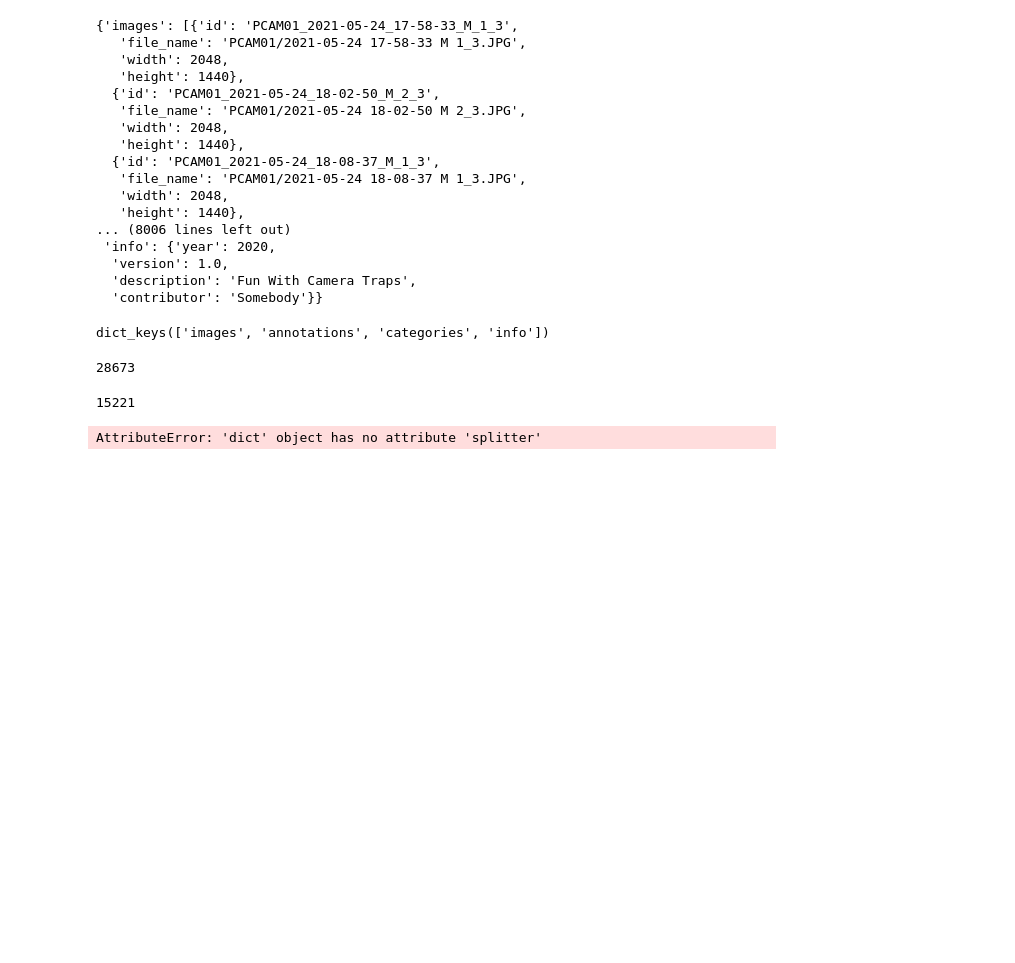
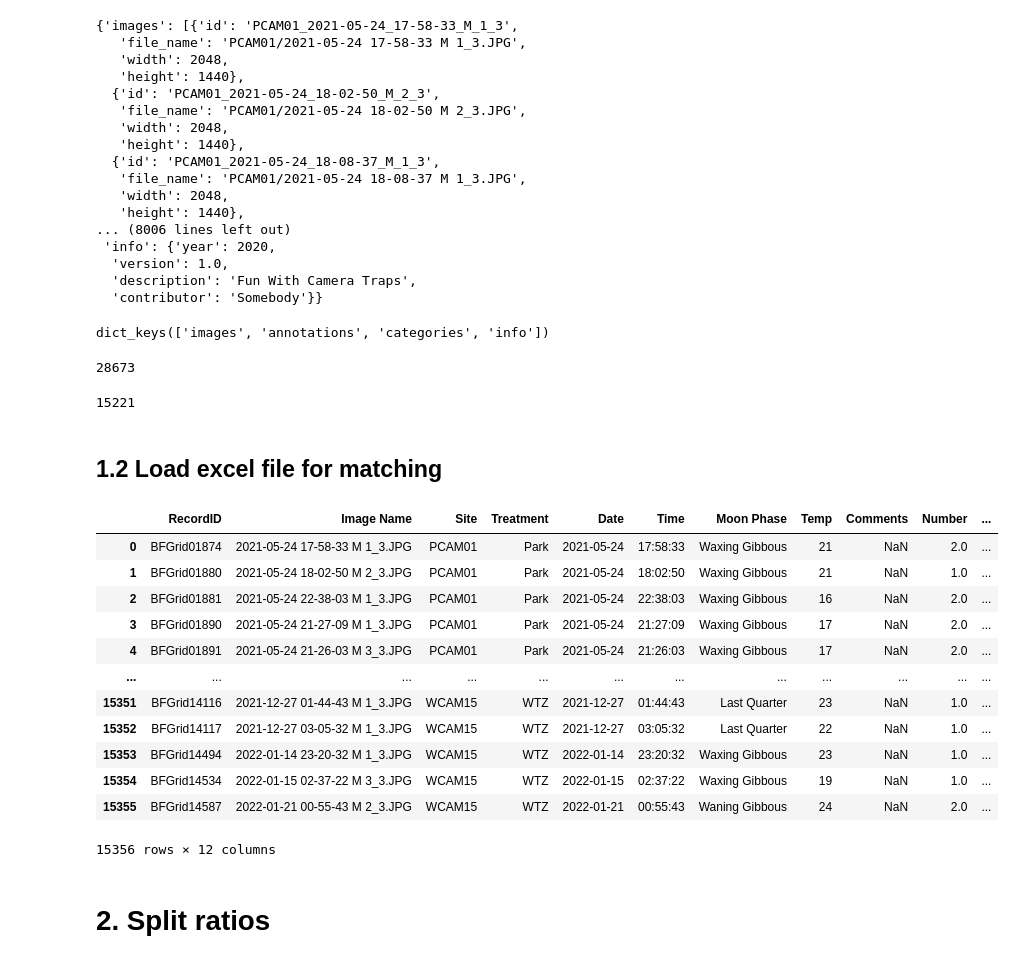
Before and after one commit to jesstytam/wd_speciesid, a Jupyter notebook: scripts/split.ipynb, the cells around one changed output. Drawn from its saved outputs; the diff is of its cells as text; code cells hidden in the pictures; blank space fills up the shorter version.

Commit message:
preparing to split coco file

```diff
--- a/scripts/split.ipynb
+++ b/scripts/split.ipynb
@@ -49,7 +40,25 @@ from pylabel import importer
-# %%
-# coco.splitter.StratifiedGroupShuffleSplit(train_pct=.7, val_pct=.15, test_pct=.15, batch_size=1)
-coco.splitter.GroupShuffleSplit(train_pct=.7, val_pct=.15, test_pct=.15)
-
-coco.analyze.ShowClassSplits()
-# %% [output]
-AttributeError: 'dict' object has no attribute 'splitter'
+# %% [markdown]
+## 1.2 Load excel file for matching
+# %%
+#get excel file
+import pandas as pd
+
+xlsx = pd.read_excel('~/wd_speciesid/data/raw/BtF-information/Beyond_the_Fence_ALL_TAGS_to_Feb22.xlsx',
+                     header=1)
+xlsx
+# %% [output]
+|  | RecordID | Image Name | Site | Treatment | Date | Time | Moon Phase | Temp | Comments | Number | ... |
+| 0 | BFGrid01874 | 2021-05-24 17-58-33 M 1_3.JPG | PCAM01 | Park | 2021-05-24 | 17:58:33 | Waxing Gibbous | 21 | NaN | 2.0 | ... |
+| 1 | BFGrid01880 | 2021-05-24 18-02-50 M 2_3.JPG | PCAM01 | Park | 2021-05-24 | 18:02:50 | Waxing Gibbous | 21 | NaN | 1.0 | ... |
+| 2 | BFGrid01881 | 2021-05-24 22-38-03 M 1_3.JPG | PCAM01 | Park | 2021-05-24 | 22:38:03 | Waxing Gibbous | 16 | NaN | 2.0 | ... |
+| 3 | BFGrid01890 | 2021-05-24 21-27-09 M 1_3.JPG | PCAM01 | Park | 2021-05-24 | 21:27:09 | Waxing Gibbous | 17 | NaN | 2.0 | ... |
+| 4 | BFGrid01891 | 2021-05-24 21-26-03 M 3_3.JPG | PCAM01 | Park | 2021-05-24 | 21:26:03 | Waxing Gibbous | 17 | NaN | 2.0 | ... |
+| ... | ... | ... | ... | ... | ... | ... | ... | ... | ... | ... | ... |
+| 15351 | BFGrid14116 | 2021-12-27 01-44-43 M 1_3.JPG | WCAM15 | WTZ | 2021-12-27 | 01:44:43 | Last Quarter | 23 | NaN | 1.0 | ... |
+| 15352 | BFGrid14117 | 2021-12-27 03-05-32 M 1_3.JPG | WCAM15 | WTZ | 2021-12-27 | 03:05:32 | Last Quarter | 22 | NaN | 1.0 | ... |
+| 15353 | BFGrid14494 | 2022-01-14 23-20-32 M 1_3.JPG | WCAM15 | WTZ | 2022-01-14 | 23:20:32 | Waxing Gibbous | 23 | NaN | 1.0 | ... |
+| 15354 | BFGrid14534 | 2022-01-15 02-37-22 M 3_3.JPG | WCAM15 | WTZ | 2022-01-15 | 02:37:22 | Waxing Gibbous | 19 | NaN | 1.0 | ... |
+| 15355 | BFGrid14587 | 2022-01-21 00-55-43 M 2_3.JPG | WCAM15 | WTZ | 2022-01-21 | 00:55:43 | Waning Gibbous | 24 | NaN | 2.0 | ... |
+15356 rows × 12 columns
+# %% [markdown]
+# 2. Split ratios
```
Also changed, not shown: parts of 7 cells of this notebook, 1 other file.
